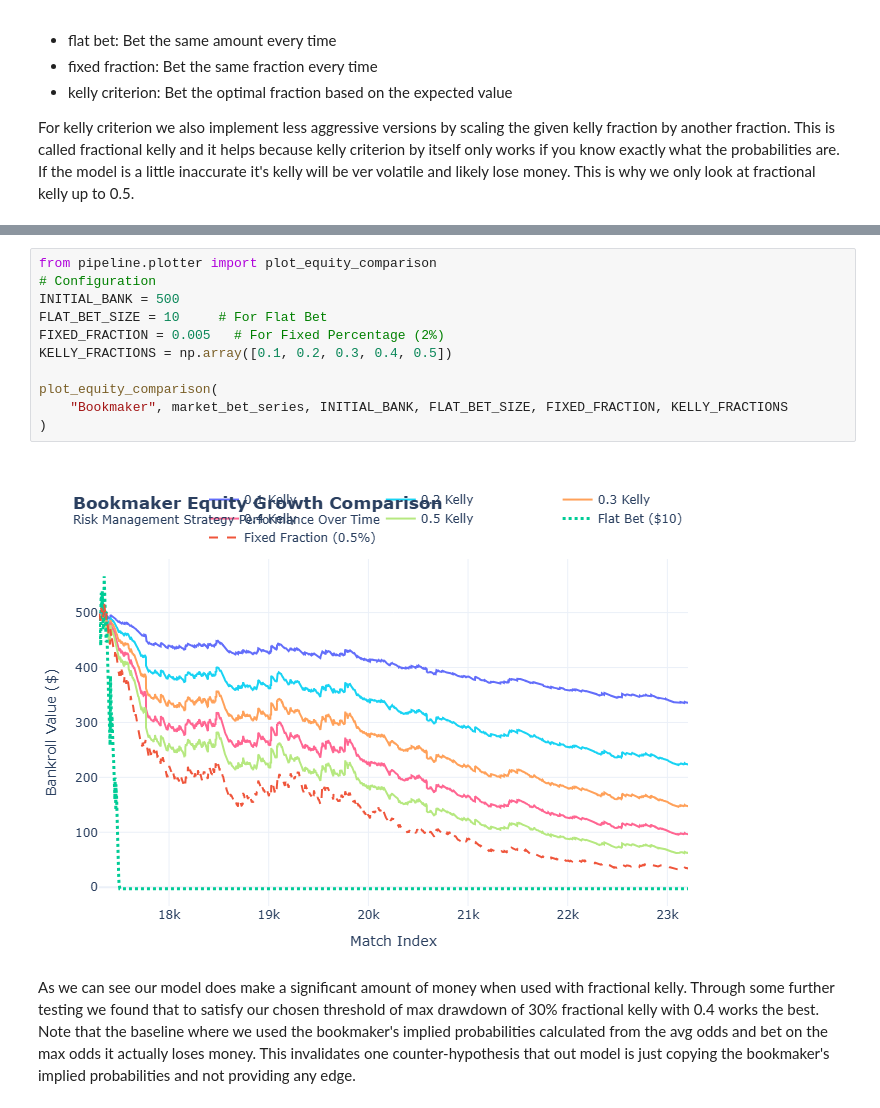
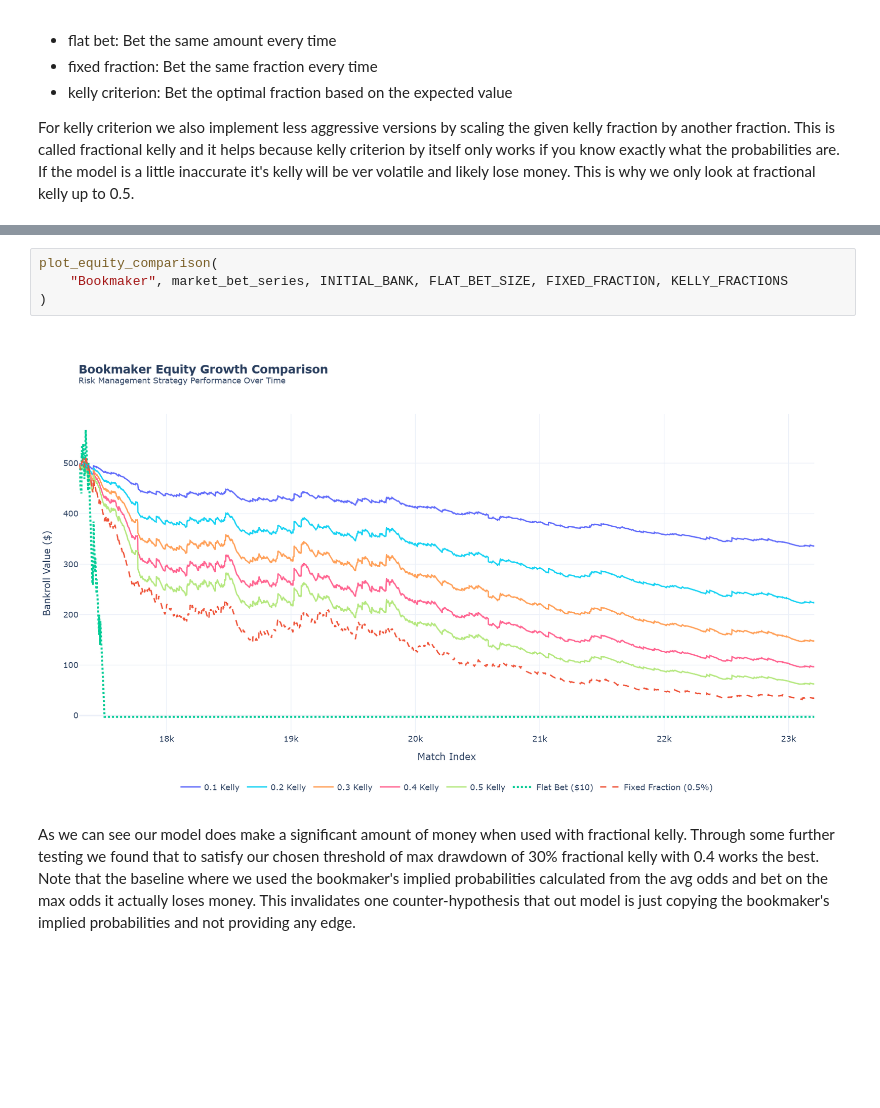
Before and after one commit to Uzu-Tech/model-sports-betting-icl-axioms-comp, a Jupyter notebook: strategy.ipynb, the cells around one changed output, grey strips where cells are left out. Saved outputs shown, nothing was run; the diff lists cells and outputs as text; blank space fills up the shorter version.

Commit message:
Fix spelling and graph labels

```diff
--- a/strategy.ipynb
+++ b/strategy.ipynb
@@ -885,16 +895,9 @@ plot_equity_comparison(
 # %%
-from pipeline.plotter import plot_equity_comparison
-# Configuration
-INITIAL_BANK = 500
-FLAT_BET_SIZE = 10     # For Flat Bet
-FIXED_FRACTION = 0.005   # For Fixed Percentage (2%)
-KELLY_FRACTIONS = np.array([0.1, 0.2, 0.3, 0.4, 0.5])
-
 plot_equity_comparison(
     "Bookmaker", market_bet_series, INITIAL_BANK, FLAT_BET_SIZE, FIXED_FRACTION, KELLY_FRACTIONS
 )
 # %% [output]
-[figure, old version]
+[figure, new version]
 # %% [markdown]
 As we can see our model does make a significant amount of money when used with fractional kelly. Through some further testing we found that to satisfy our chosen threshold of max drawdown of 30% fractional kelly with 0.4 works the best. Note that the baseline where we used the bookmaker's implied probabilities calculated from the avg odds and bet on the max odds it actually loses money. This invalidates one counter-hypothesis that out model is just copying the bookmaker's implied probabilities and not providing any edge.
 # %% [markdown]
```
Also changed, not shown: parts of 19 cells of this notebook, 4 other files.
